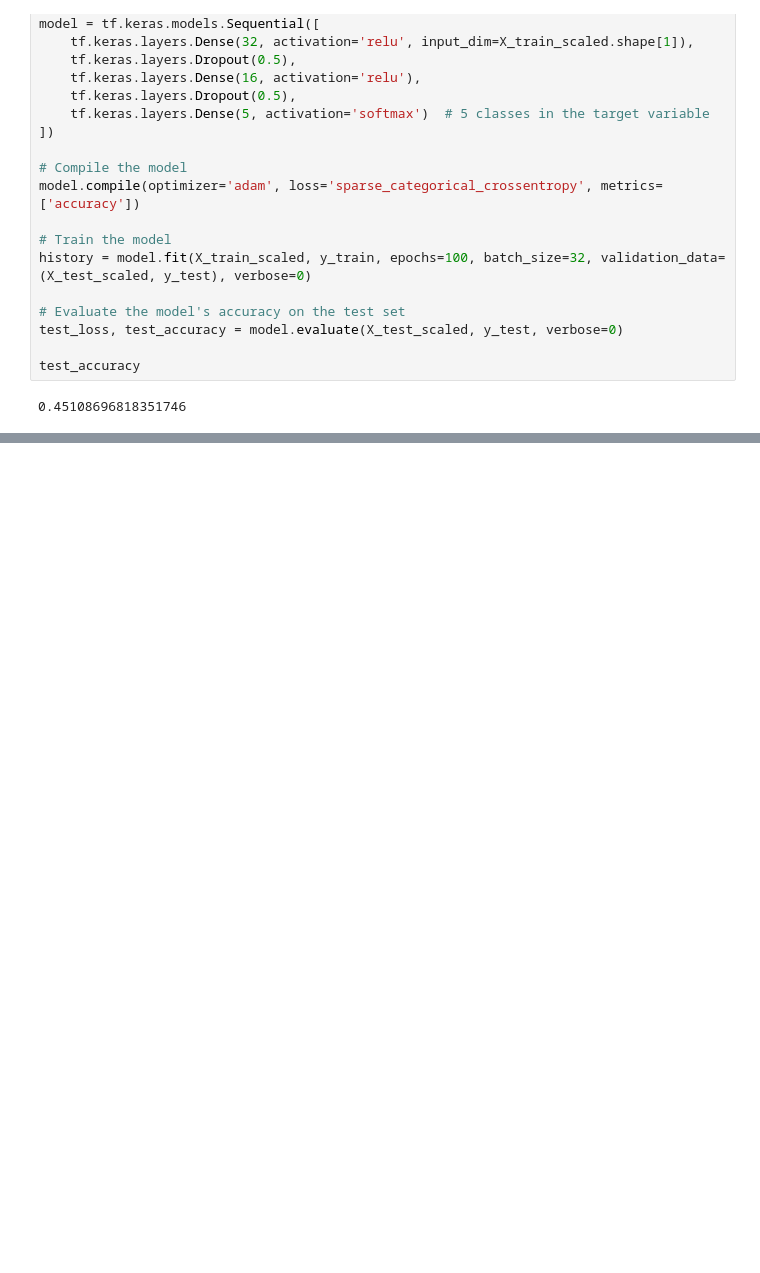
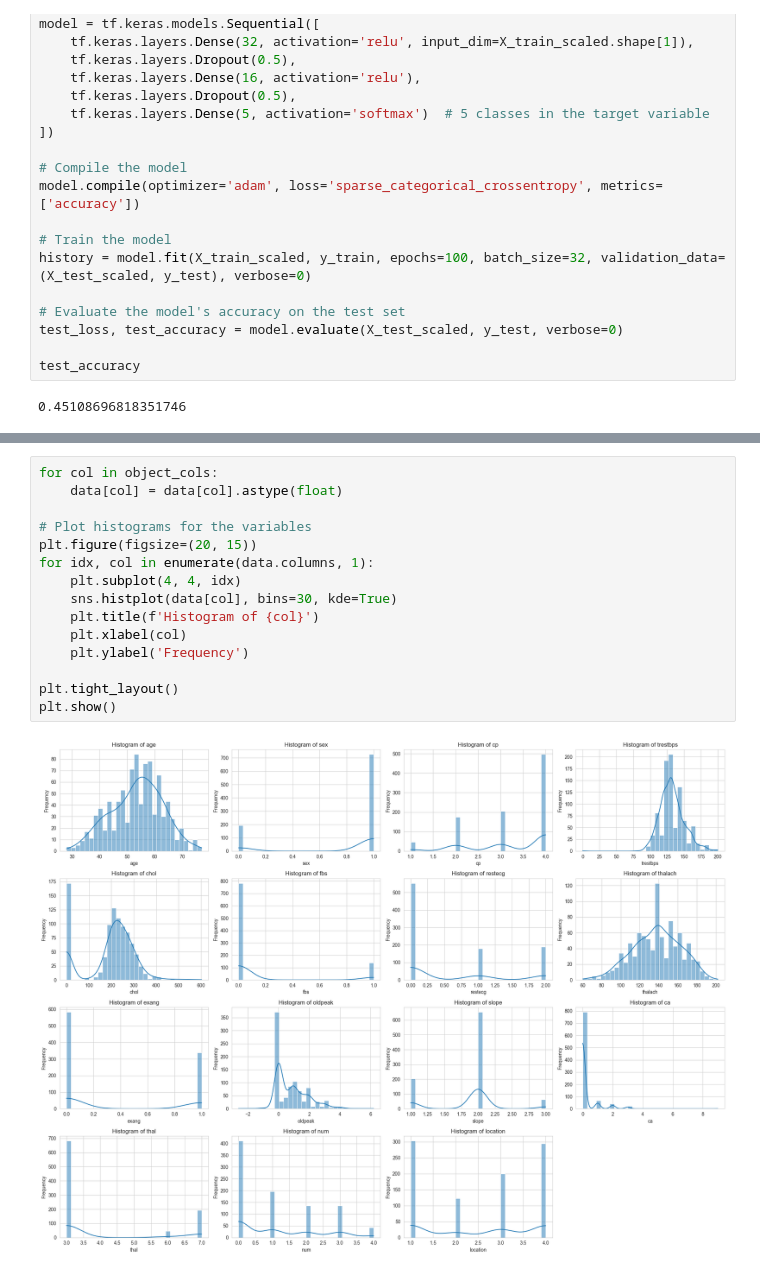
Before and after one commit to halliekinsey/heart_disease, a Jupyter notebook: heart+disease/report.ipynb, the cells around one changed output, grey strips where cells are left out. Cells and saved outputs as stored; diff of their text form; blank space fills up the shorter version.

```diff
--- a/heart+disease/report.ipynb
+++ b/heart+disease/report.ipynb
@@ -519,0 +570,17 @@ test_accuracy
+# %%
+for col in object_cols:
+    data[col] = data[col].astype(float)
+
+# Plot histograms for the variables
+plt.figure(figsize=(20, 15))
+for idx, col in enumerate(data.columns, 1):
+    plt.subplot(4, 4, idx)
+    sns.histplot(data[col], bins=30, kde=True)
+    plt.title(f'Histogram of {col}')
+    plt.xlabel(col)
+    plt.ylabel('Frequency')
+
+plt.tight_layout()
+plt.show()
+# %% [output]
+[figure, added]
```
Also changed, not shown: parts of 10 cells of this notebook.
